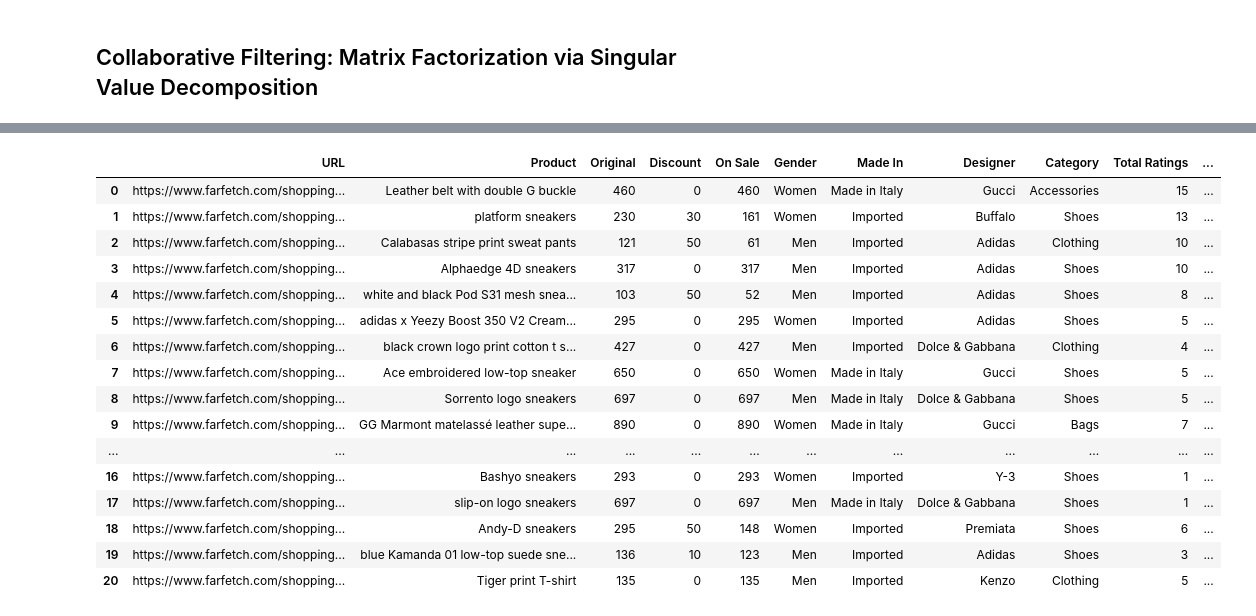
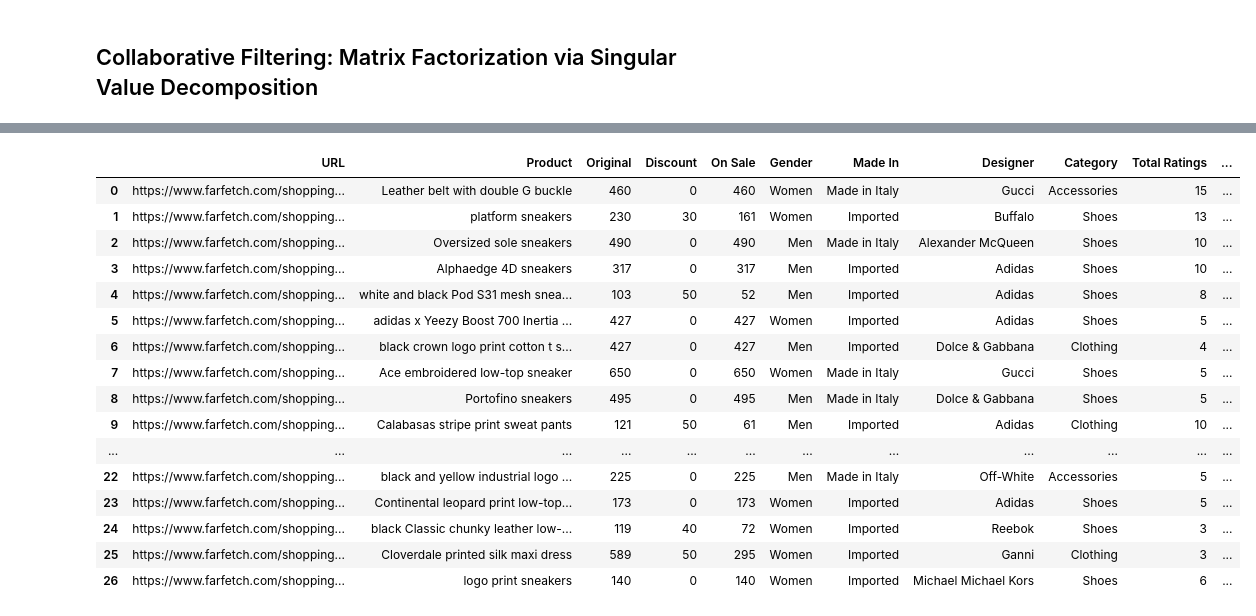
Before and after one commit to acdick/touch_driven_recommender_engines, a Jupyter notebook: Source/03_Recommender_Systems.ipynb, the cells around one changed output, grey strips where cells are left out. Saved outputs shown, nothing was run; the diff lists cells and outputs as text; code cells hidden in the pictures.

```diff
--- a/Source/03_Recommender_Systems.ipynb
+++ b/Source/03_Recommender_Systems.ipynb
@@ -126,26 +126,26 @@ gs_best
 # %%
-for i in range(3):
+for i in range(9):
     n_factors = gs_best[1]['n_factors']
     reg_all   = gs_best[1]['reg_all']
     ff.singular_value_decomposition(n_factors, reg_all)
     ff.update_last_rating(np.random.randint(low=1, high=6))
 
 ff.recommender_system.recommender_history
 # %% [output]
 |  | URL | Product | Original | Discount | On Sale | Gender | Made In | Designer | Category | Total Ratings | ... |
 | 0 | https://www.farfetch.com/shopping... | Leather belt with double G buckle | 460 | 0 | 460 | Women | Made in Italy | Gucci | Accessories | 15 | ... |
 | 1 | https://www.farfetch.com/shopping... | platform sneakers | 230 | 30 | 161 | Women | Imported | Buffalo | Shoes | 13 | ... |
-| 2 | https://www.farfetch.com/shopping... | Calabasas stripe print sweat pants | 121 | 50 | 61 | Men | Imported | Adidas | Clothing | 10 | ... |
+| 2 | https://www.farfetch.com/shopping... | Oversized sole sneakers | 490 | 0 | 490 | Men | Made in Italy | Alexander McQueen | Shoes | 10 | ... |
 | 3 | https://www.farfetch.com/shopping... | Alphaedge 4D sneakers | 317 | 0 | 317 | Men | Imported | Adidas | Shoes | 10 | ... |
 | 4 | https://www.farfetch.com/shopping... | white and black Pod S31 mesh snea... | 103 | 50 | 52 | Men | Imported | Adidas | Shoes | 8 | ... |
-| 5 | https://www.farfetch.com/shopping... | adidas x Yeezy Boost 350 V2 Cream... | 295 | 0 | 295 | Women | Imported | Adidas | Shoes | 5 | ... |
+| 5 | https://www.farfetch.com/shopping... | adidas x Yeezy Boost 700 Inertia ... | 427 | 0 | 427 | Women | Imported | Adidas | Shoes | 5 | ... |
 | 6 | https://www.farfetch.com/shopping... | black crown logo print cotton t s... | 427 | 0 | 427 | Men | Imported | Dolce & Gabbana | Clothing | 4 | ... |
 | 7 | https://www.farfetch.com/shopping... | Ace embroidered low-top sneaker | 650 | 0 | 650 | Women | Made in Italy | Gucci | Shoes | 5 | ... |
-| 8 | https://www.farfetch.com/shopping... | Sorrento logo sneakers | 697 | 0 | 697 | Men | Made in Italy | Dolce & Gabbana | Shoes | 5 | ... |
-| 9 | https://www.farfetch.com/shopping... | GG Marmont matelassé leather supe... | 890 | 0 | 890 | Women | Made in Italy | Gucci | Bags | 7 | ... |
+| 8 | https://www.farfetch.com/shopping... | Portofino sneakers | 495 | 0 | 495 | Men | Made in Italy | Dolce & Gabbana | Shoes | 5 | ... |
+| 9 | https://www.farfetch.com/shopping... | Calabasas stripe print sweat pants | 121 | 50 | 61 | Men | Imported | Adidas | Clothing | 10 | ... |
 | ... | ... | ... | ... | ... | ... | ... | ... | ... | ... | ... | ... |
-| 16 | https://www.farfetch.com/shopping... | Bashyo sneakers | 293 | 0 | 293 | Women | Imported | Y-3 | Shoes | 1 | ... |
-| 17 | https://www.farfetch.com/shopping... | slip-on logo sneakers | 697 | 0 | 697 | Men | Made in Italy | Dolce & Gabbana | Shoes | 1 | ... |
-| 18 | https://www.farfetch.com/shopping... | Andy-D sneakers | 295 | 50 | 148 | Women | Imported | Premiata | Shoes | 6 | ... |
-| 19 | https://www.farfetch.com/shopping... | blue Kamanda 01 low-top suede sne... | 136 | 10 | 123 | Men | Imported | Adidas | Shoes | 3 | ... |
-| 20 | https://www.farfetch.com/shopping... | Tiger print T-shirt | 135 | 0 | 135 | Men | Imported | Kenzo | Clothing | 5 | ... |
+| 22 | https://www.farfetch.com/shopping... | black and yellow industrial logo ... | 225 | 0 | 225 | Men | Made in Italy | Off-White | Accessories | 5 | ... |
+| 23 | https://www.farfetch.com/shopping... | Continental leopard print low-top... | 173 | 0 | 173 | Women | Imported | Adidas | Shoes | 5 | ... |
+| 24 | https://www.farfetch.com/shopping... | black Classic chunky leather low-... | 119 | 40 | 72 | Women | Imported | Reebok | Shoes | 3 | ... |
+| 25 | https://www.farfetch.com/shopping... | Cloverdale printed silk maxi dress | 589 | 50 | 295 | Women | Imported | Ganni | Clothing | 3 | ... |
+| 26 | https://www.farfetch.com/shopping... | logo print sneakers | 140 | 0 | 140 | Women | Imported | Michael Michael Kors | Shoes | 6 | ... |
```
Also changed, not shown: parts of 6 cells of this notebook, 3 other files.
